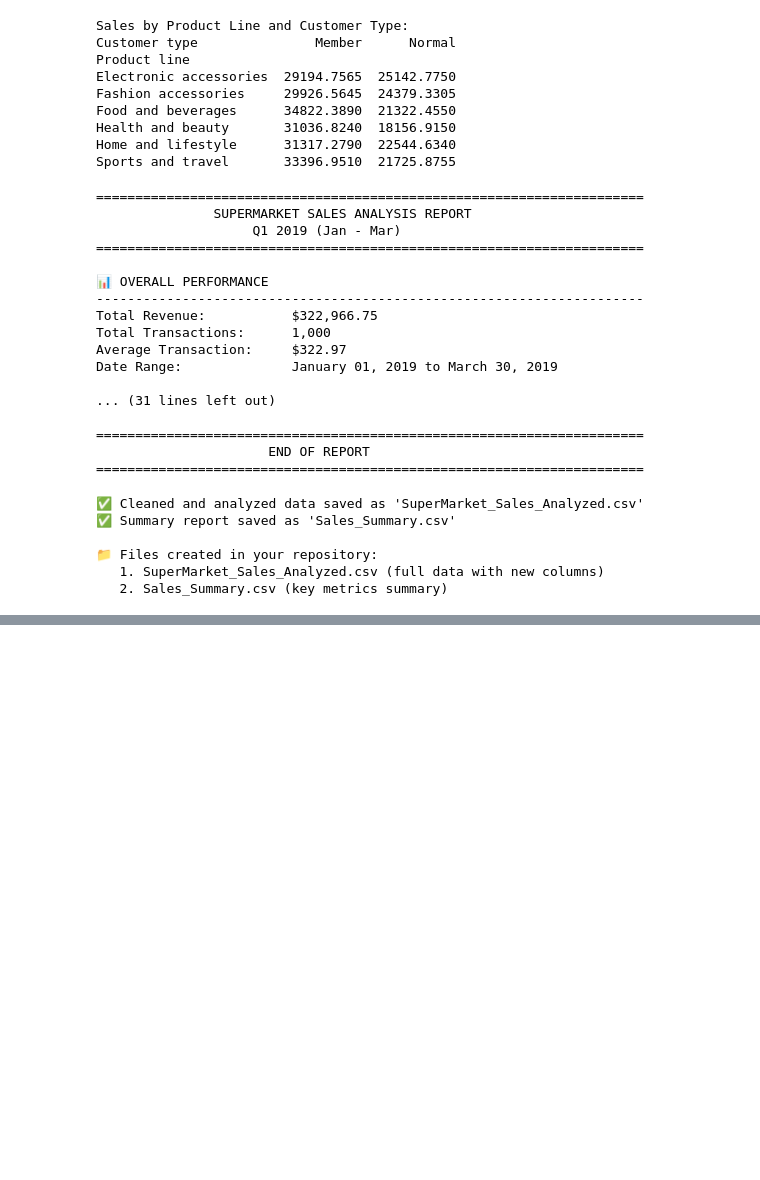
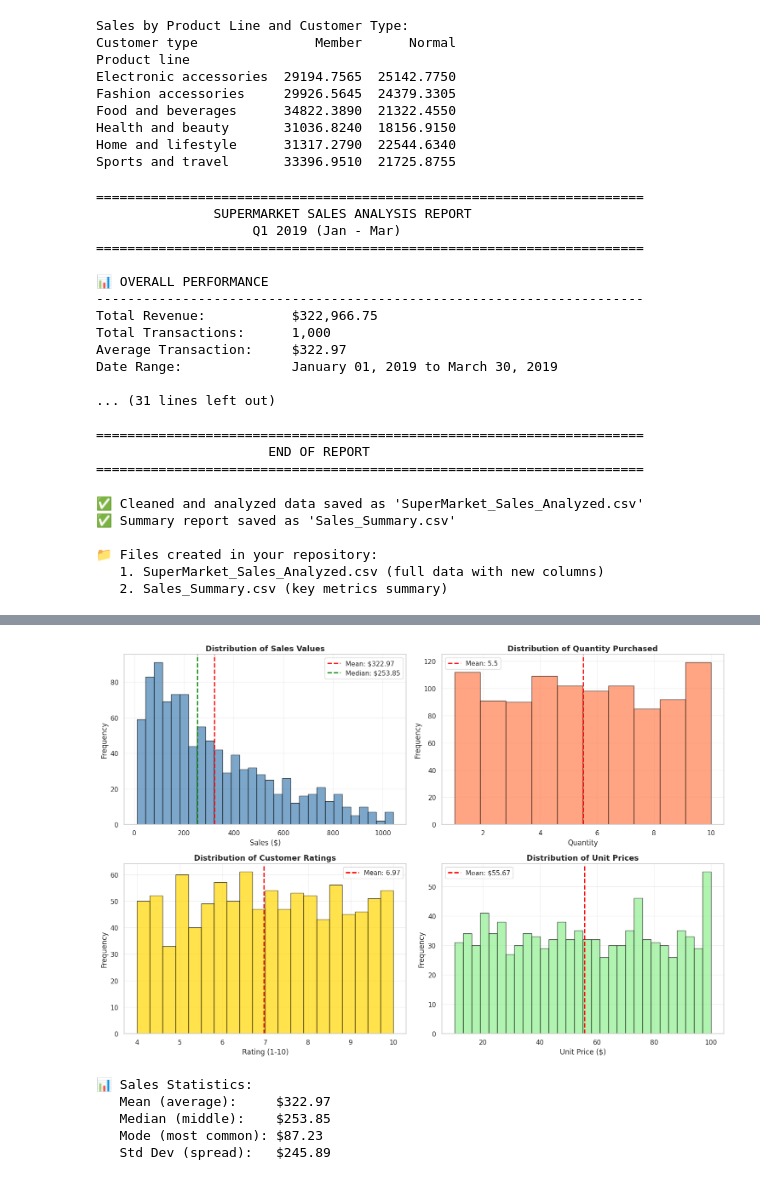
Before and after one commit to yusufehtesham29/sales-insights-python, a Jupyter notebook: sales_insights.ipynb, the cells around one changed output, grey strips where cells are left out. Saved outputs shown, nothing was run; the diff lists cells and outputs as text; code cells hidden in the pictures; blank space fills up the shorter version.

```diff
--- a/sales_insights.ipynb
+++ b/sales_insights.ipynb
@@ -707,0 +755,58 @@ print("   2. Sales_Summary.csv (key metrics summary)")
+# %%
+# Cell 23: Distribution Analysis - Understanding Sales Patterns
+
+# Create multiple distribution plots
+fig, axes = plt.subplots(2, 2, figsize=(15, 10))
+
+# 1. Sales distribution
+axes[0, 0].hist(df['Sales'], bins=30, color='steelblue', edgecolor='black', alpha=0.7)
+axes[0, 0].axvline(df['Sales'].mean(), color='red', linestyle='--', linewidth=2, label=f'Mean: ${df["Sales"].mean():.2f}')
+axes[0, 0].axvline(df['Sales'].median(), color='green', linestyle='--', linewidth=2, label=f'Median: ${df["Sales"].median():.2f}')
+axes[0, 0].set_title('Distribution of Sales Values', fontsize=13, fontweight='bold')
+axes[0, 0].set_xlabel('Sales ($)')
+axes[0, 0].set_ylabel('Frequency')
+axes[0, 0].legend()
+axes[0, 0].grid(alpha=0.3)
+
+# 2. Quantity distribution
+axes[0, 1].hist(df['Quantity'], bins=10, color='coral', edgecolor='black', alpha=0.7)
+axes[0, 1].axvline(df['Quantity'].mean(), color='red', linestyle='--', linewidth=2, label=f'Mean: {df["Quantity"].mean():.1f}')
+axes[0, 1].set_title('Distribution of Quantity Purchased', fontsize=13, fontweight='bold')
+axes[0, 1].set_xlabel('Quantity')
+axes[0, 1].set_ylabel('Frequency')
+axes[0, 1].legend()
+axes[0, 1].grid(alpha=0.3)
+
+# 3. Rating distribution
+axes[1, 0].hist(df['Rating'], bins=20, color='gold', edgecolor='black', alpha=0.7)
+axes[1, 0].axvline(df['Rating'].mean(), color='red', linestyle='--', linewidth=2, label=f'Mean: {df["Rating"].mean():.2f}')
+axes[1, 0].set_title('Distribution of Customer Ratings', fontsize=13, fontweight='bold')
+axes[1, 0].set_xlabel('Rating (1-10)')
+axes[1, 0].set_ylabel('Frequency')
+axes[1, 0].legend()
+axes[1, 0].grid(alpha=0.3)
+
+# 4. Unit price distribution
+axes[1, 1].hist(df['Unit price'], bins=30, color='lightgreen', edgecolor='black', alpha=0.7)
+axes[1, 1].axvline(df['Unit price'].mean(), color='red', linestyle='--', linewidth=2, label=f'Mean: ${df["Unit price"].mean():.2f}')
+axes[1, 1].set_title('Distribution of Unit Prices', fontsize=13, fontweight='bold')
+axes[1, 1].set_xlabel('Unit Price ($)')
+axes[1, 1].set_ylabel('Frequency')
+axes[1, 1].legend()
+axes[1, 1].grid(alpha=0.3)
+
+plt.tight_layout()
+plt.show()
+
+print(f"\n📊 Sales Statistics:")
+print(f"   Mean (average):     ${df['Sales'].mean():.2f}")
+print(f"   Median (middle):    ${df['Sales'].median():.2f}")
+print(f"   Mode (most common): ${df['Sales'].mode()[0]:.2f}")
+print(f"   Std Dev (spread):   ${df['Sales'].std():.2f}")
+# %% [output]
+[figure, added]
+📊 Sales Statistics:
+   Mean (average):     $322.97
+   Median (middle):    $253.85
+   Mode (most common): $87.23
+   Std Dev (spread):   $245.89
```
Also changed, not shown: parts of 8 cells of this notebook.
